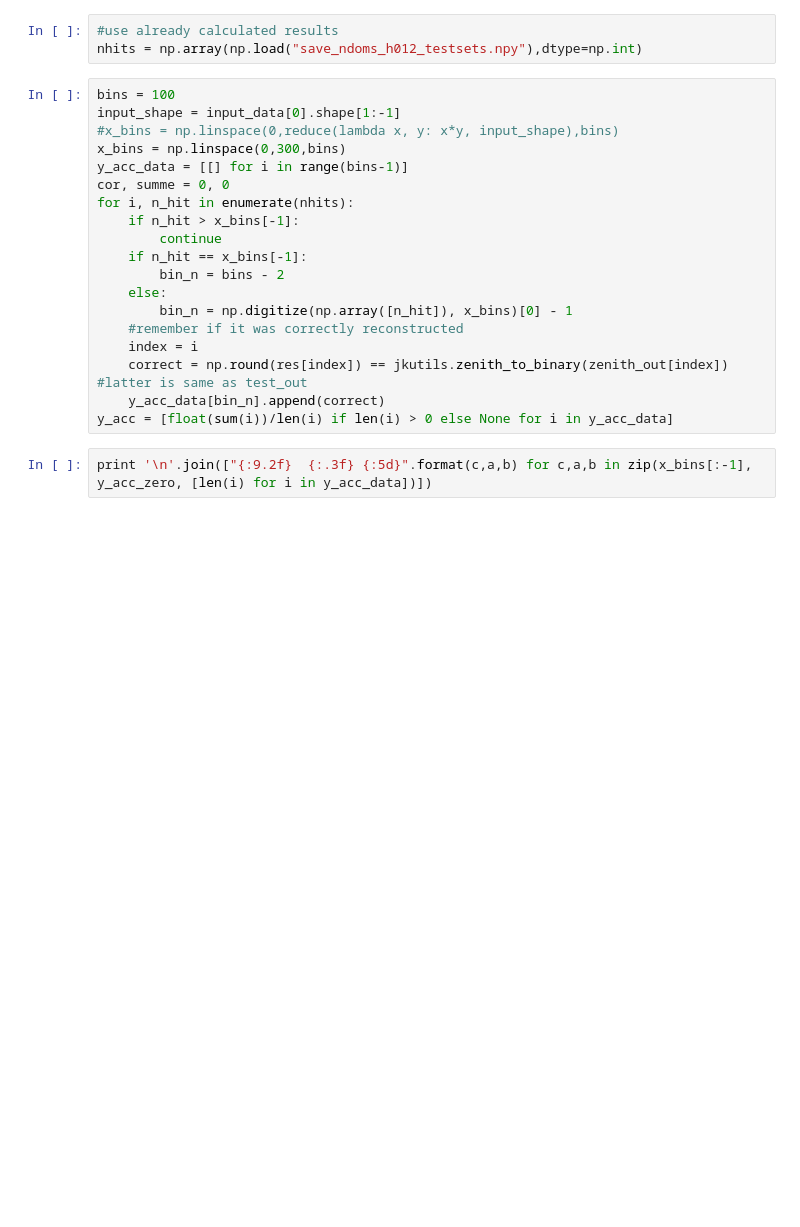
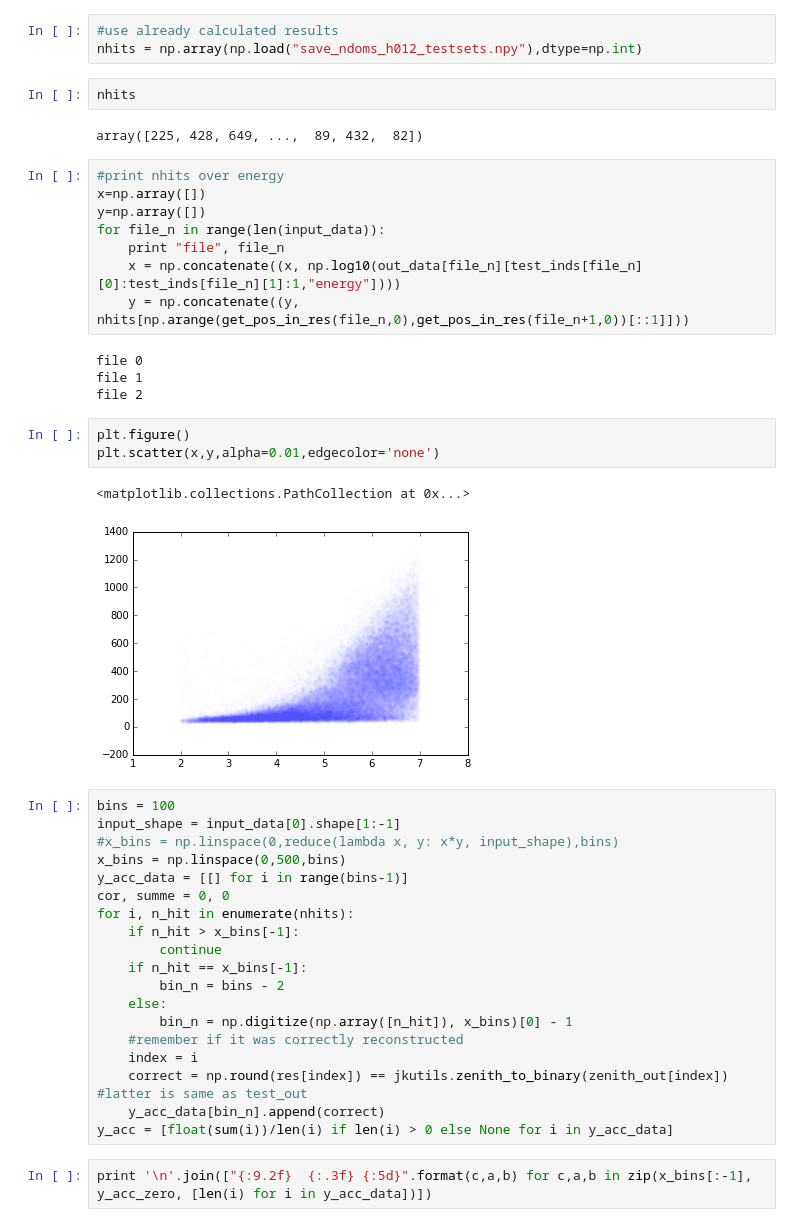
Before and after one commit to johk95/DeepIceLearning, a Jupyter notebook: johannes/updownclassification_3/evaluation.ipynb, the cells around one changed output. Drawn from its saved outputs; the diff is of its cells as text; blank space fills up the shorter version.

```diff
--- a/johannes/updownclassification_3/evaluation.ipynb
+++ b/johannes/updownclassification_3/evaluation.ipynb
@@ -211,11 +231,33 @@ KeyboardInterrupt:
 # %%
 #use already calculated results
 nhits = np.array(np.load("save_ndoms_h012_testsets.npy"),dtype=np.int)
+# %%
+nhits
+# %% [output]
+array([225, 428, 649, ...,  89, 432,  82])
+# %%
+#print nhits over energy
+x=np.array([])
+y=np.array([])
+for file_n in range(len(input_data)):
+    print "file", file_n
+    x = np.concatenate((x, np.log10(out_data[file_n][test_inds[file_n][0]:test_inds[file_n][1]:1,"energy"])))
+    y = np.concatenate((y, nhits[np.arange(get_pos_in_res(file_n,0),get_pos_in_res(file_n+1,0))[::1]]))
+# %% [output]
+file 0
+file 1
+file 2
+# %%
+plt.figure()
+plt.scatter(x,y,alpha=0.01,edgecolor='none')
+# %% [output]
+<matplotlib.collections.PathCollection at 0x...>
+[figure, added]
 # %%
 bins = 100
 input_shape = input_data[0].shape[1:-1]
 #x_bins = np.linspace(0,reduce(lambda x, y: x*y, input_shape),bins)
-x_bins = np.linspace(0,300,bins)
+x_bins = np.linspace(0,500,bins)
 y_acc_data = [[] for i in range(bins-1)]
 cor, summe = 0, 0
 for i, n_hit in enumerate(nhits):
```
Also changed, not shown: parts of 5 cells of this notebook, 9 other files.
